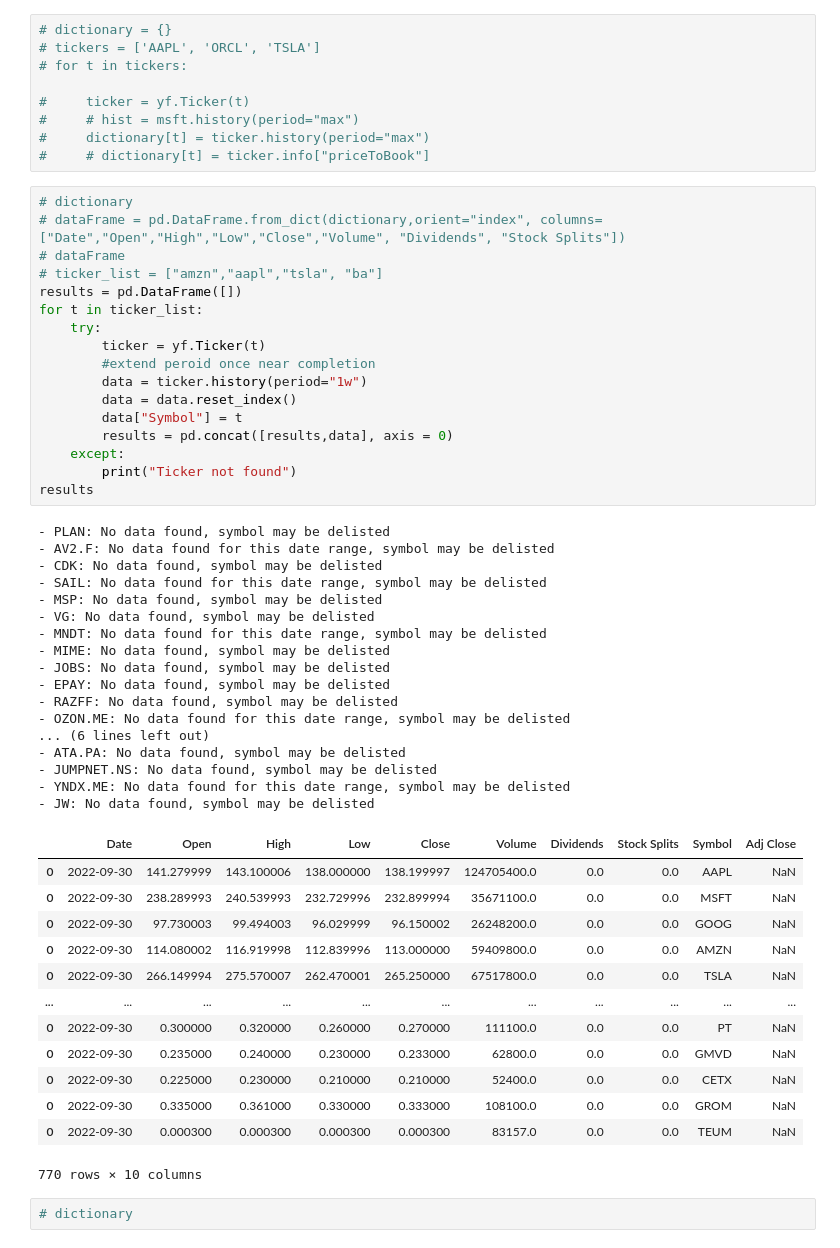
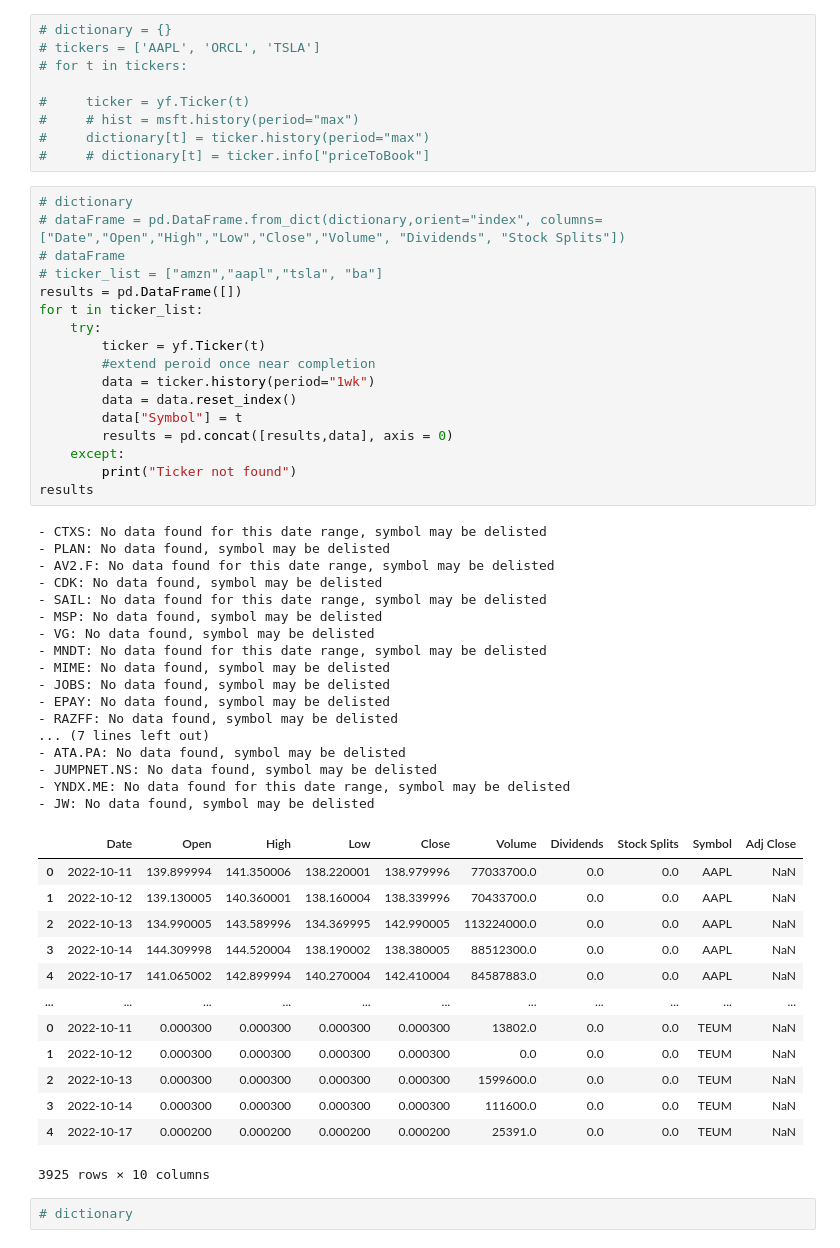
Before and after one commit to bolwerk-b/Tech-Stock-Analysis, a Jupyter notebook: Tech-Company-Analysis.ipynb, the cells around one changed output. Drawn from its saved outputs; the diff is of its cells as text.

```diff
--- a/Tech-Company-Analysis.ipynb
+++ b/Tech-Company-Analysis.ipynb
@@ -379,48 +379,48 @@ amazon_weekly
 # dataFrame
 # ticker_list = ["amzn","aapl","tsla", "ba"]
 results = pd.DataFrame([])
 for t in ticker_list:
     try:
         ticker = yf.Ticker(t)
         #extend peroid once near completion
-        data = ticker.history(period="1w")
+        data = ticker.history(period="1wk")
         data = data.reset_index()
         data["Symbol"] = t
         results = pd.concat([results,data], axis = 0)
     except:
         print("Ticker not found")
 results
 # %% [output]
+- CTXS: No data found for this date range, symbol may be delisted
 - PLAN: No data found, symbol may be delisted
 - AV2.F: No data found for this date range, symbol may be delisted
 - CDK: No data found, symbol may be delisted
 - SAIL: No data found for this date range, symbol may be delisted
 - MSP: No data found, symbol may be delisted
 - VG: No data found, symbol may be delisted
 - MNDT: No data found for this date range, symbol may be delisted
 - MIME: No data found, symbol may be delisted
 - JOBS: No data found, symbol may be delisted
 - EPAY: No data found, symbol may be delisted
 - RAZFF: No data found, symbol may be delisted
-- OZON.ME: No data found for this date range, symbol may be delisted
-... (6 lines left out)
+... (7 lines left out)
 - ATA.PA: No data found, symbol may be delisted
 - JUMPNET.NS: No data found, symbol may be delisted
 - YNDX.ME: No data found for this date range, symbol may be delisted
 - JW: No data found, symbol may be delisted
 |  | Date | Open | High | Low | Close | Volume | Dividends | Stock Splits | Symbol | Adj Close |
-| 0 | 2022-09-30 | 141.279999 | 143.100006 | 138.000000 | 138.199997 | 124705400.0 | 0.0 | 0.0 | AAPL | NaN |
-| 0 | 2022-09-30 | 238.289993 | 240.539993 | 232.729996 | 232.899994 | 35671100.0 | 0.0 | 0.0 | MSFT | NaN |
-| 0 | 2022-09-30 | 97.730003 | 99.494003 | 96.029999 | 96.150002 | 26248200.0 | 0.0 | 0.0 | GOOG | NaN |
-| 0 | 2022-09-30 | 114.080002 | 116.919998 | 112.839996 | 113.000000 | 59409800.0 | 0.0 | 0.0 | AMZN | NaN |
-| 0 | 2022-09-30 | 266.149994 | 275.570007 | 262.470001 | 265.250000 | 67517800.0 | 0.0 | 0.0 | TSLA | NaN |
+| 0 | 2022-10-11 | 139.899994 | 141.350006 | 138.220001 | 138.979996 | 77033700.0 | 0.0 | 0.0 | AAPL | NaN |
+| 1 | 2022-10-12 | 139.130005 | 140.360001 | 138.160004 | 138.339996 | 70433700.0 | 0.0 | 0.0 | AAPL | NaN |
+| 2 | 2022-10-13 | 134.990005 | 143.589996 | 134.369995 | 142.990005 | 113224000.0 | 0.0 | 0.0 | AAPL | NaN |
+| 3 | 2022-10-14 | 144.309998 | 144.520004 | 138.190002 | 138.380005 | 88512300.0 | 0.0 | 0.0 | AAPL | NaN |
+| 4 | 2022-10-17 | 141.065002 | 142.899994 | 140.270004 | 142.410004 | 84587883.0 | 0.0 | 0.0 | AAPL | NaN |
 | ... | ... | ... | ... | ... | ... | ... | ... | ... | ... | ... |
-| 0 | 2022-09-30 | 0.300000 | 0.320000 | 0.260000 | 0.270000 | 111100.0 | 0.0 | 0.0 | PT | NaN |
-| 0 | 2022-09-30 | 0.235000 | 0.240000 | 0.230000 | 0.233000 | 62800.0 | 0.0 | 0.0 | GMVD | NaN |
-| 0 | 2022-09-30 | 0.225000 | 0.230000 | 0.210000 | 0.210000 | 52400.0 | 0.0 | 0.0 | CETX | NaN |
-| 0 | 2022-09-30 | 0.335000 | 0.361000 | 0.330000 | 0.333000 | 108100.0 | 0.0 | 0.0 | GROM | NaN |
-| 0 | 2022-09-30 | 0.000300 | 0.000300 | 0.000300 | 0.000300 | 83157.0 | 0.0 | 0.0 | TEUM | NaN |
+| 0 | 2022-10-11 | 0.000300 | 0.000300 | 0.000300 | 0.000300 | 13802.0 | 0.0 | 0.0 | TEUM | NaN |
+| 1 | 2022-10-12 | 0.000300 | 0.000300 | 0.000300 | 0.000300 | 0.0 | 0.0 | 0.0 | TEUM | NaN |
+| 2 | 2022-10-13 | 0.000300 | 0.000300 | 0.000300 | 0.000300 | 1599600.0 | 0.0 | 0.0 | TEUM | NaN |
+| 3 | 2022-10-14 | 0.000300 | 0.000300 | 0.000300 | 0.000300 | 111600.0 | 0.0 | 0.0 | TEUM | NaN |
+| 4 | 2022-10-17 | 0.000200 | 0.000200 | 0.000200 | 0.000200 | 25391.0 | 0.0 | 0.0 | TEUM | NaN |
-770 rows × 10 columns
+3925 rows × 10 columns
 # %%
 # dictionary
 # %%
```
Also changed, not shown: parts of 11 cells of this notebook, 5 other files.
